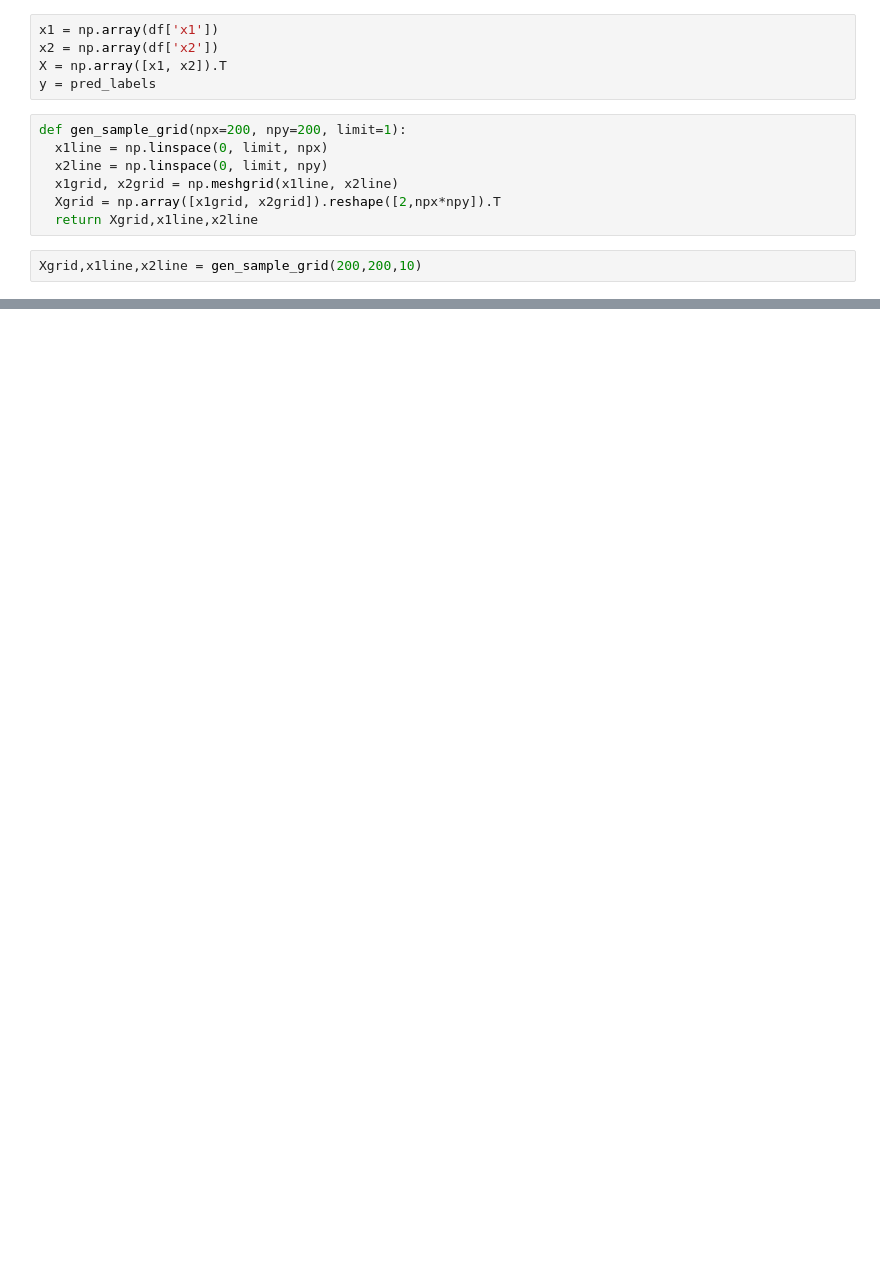
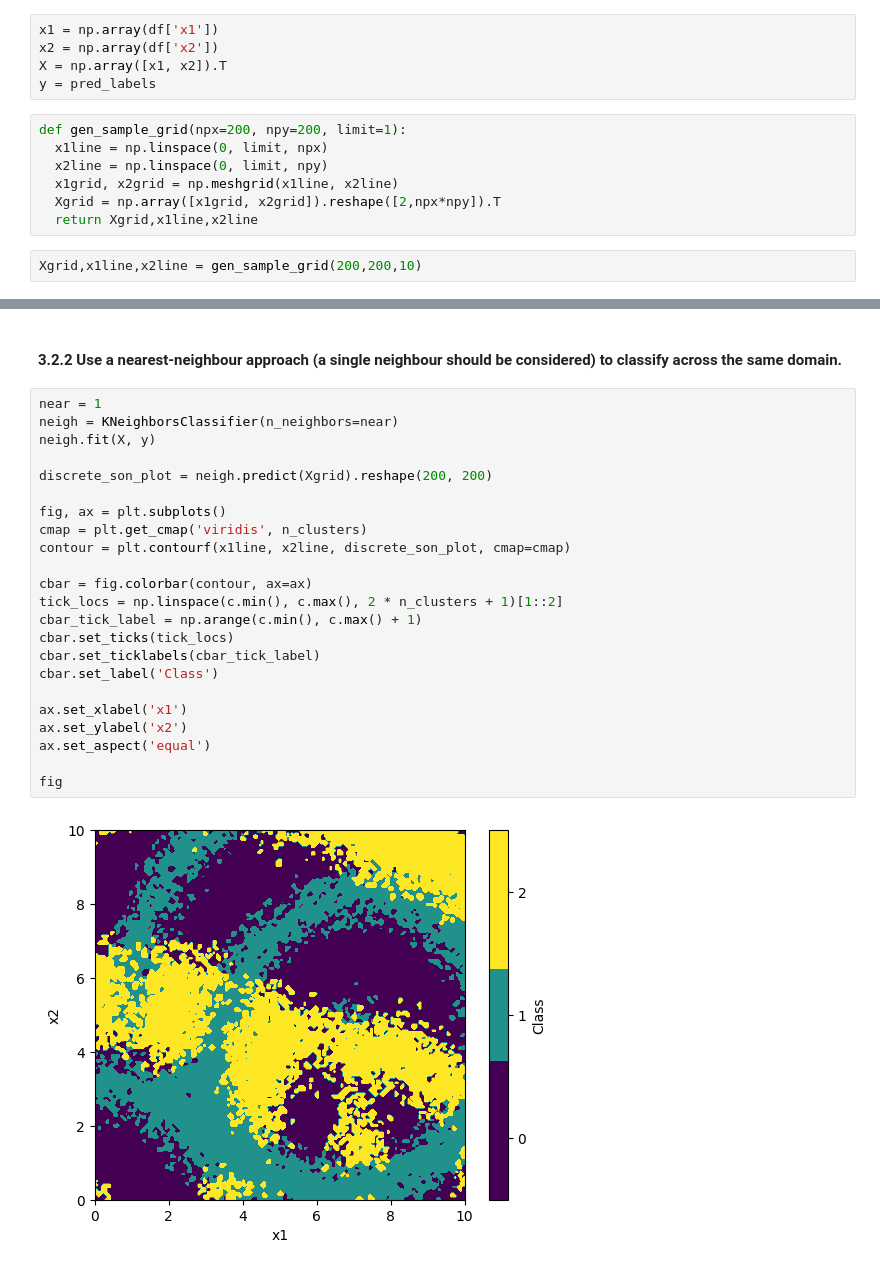
Before and after one commit to RohitNag11/Imperial, a Jupyter notebook: MachineLearning/Tutorial9/tutorial9.ipynb, the cells around one changed output, grey strips where cells are left out. Saved outputs shown, nothing was run; the diff lists cells and outputs as text; blank space fills up the shorter version.

```diff
--- a/MachineLearning/Tutorial9/tutorial9.ipynb
+++ b/MachineLearning/Tutorial9/tutorial9.ipynb
@@ -193,0 +187,27 @@ fig
+# %% [markdown]
+#### 3.2.2 Use a nearest-neighbour approach (a single neighbour should be considered) to classify across the same domain.
+# %%
+near = 1
+neigh = KNeighborsClassifier(n_neighbors=near)
+neigh.fit(X, y)
+
+discrete_son_plot = neigh.predict(Xgrid).reshape(200, 200)
+
+fig, ax = plt.subplots()
+cmap = plt.get_cmap('viridis', n_clusters)
+contour = plt.contourf(x1line, x2line, discrete_son_plot, cmap=cmap)
+
+cbar = fig.colorbar(contour, ax=ax)
+tick_locs = np.linspace(c.min(), c.max(), 2 * n_clusters + 1)[1::2]
+cbar_tick_label = np.arange(c.min(), c.max() + 1)
+cbar.set_ticks(tick_locs)
+cbar.set_ticklabels(cbar_tick_label)
+cbar.set_label('Class')
+
+ax.set_xlabel('x1')
+ax.set_ylabel('x2')
+ax.set_aspect('equal')
+
+fig
+# %% [output]
+[figure, added]
```
Also changed, not shown: parts of 5 cells of this notebook, 27 other files.
